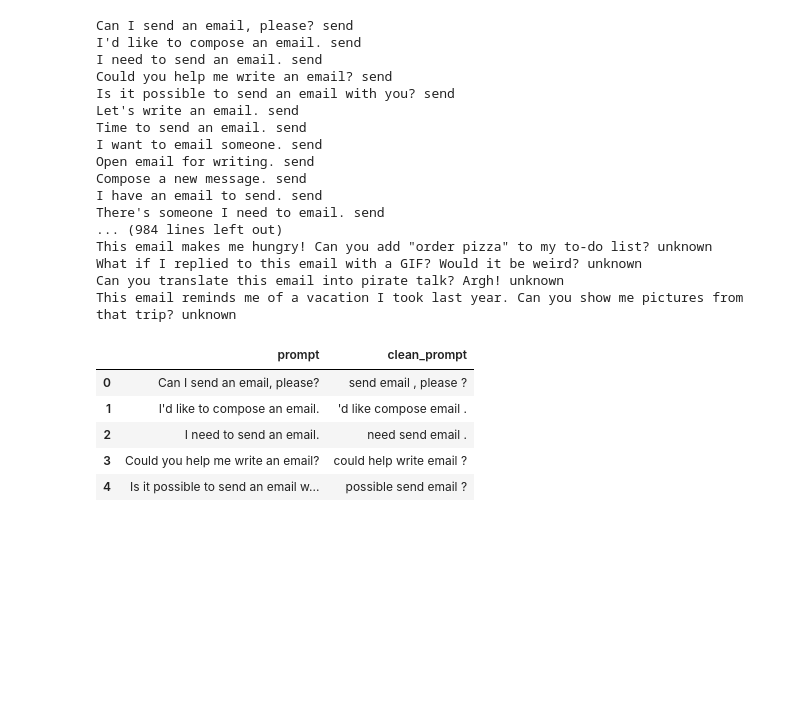
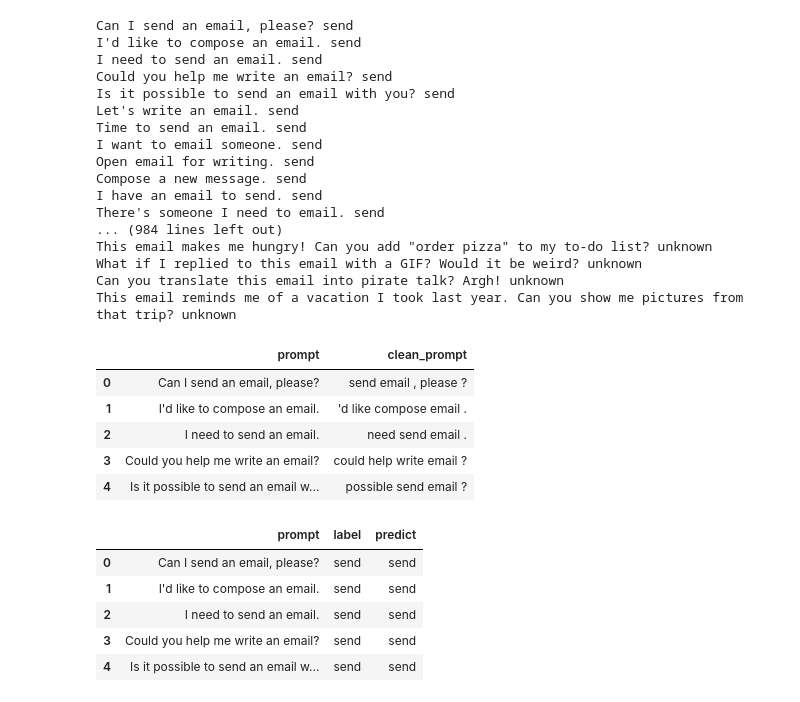
Before and after one commit to mronceroo/NLP_DIGITAL_PORTFOLIO, a Jupyter notebook: S08_1_exercises_before.ipynb, the cells around one changed output. Drawn from its saved outputs; the diff is of its cells as text; code cells hidden in the pictures; blank space fills up the shorter version.

Commit message:
Part 1 S08 regex functions

```diff
--- a/S08_1_exercises_before.ipynb
+++ b/S08_1_exercises_before.ipynb
@@ -78,3 +78,43 @@ df[['prompt', 'clean_prompt']].head()
 | 4 | Is it possible to send an email w... | possible send email ? |
 # %%
 X_train, X_test, y_train, y_test = train_test_split(df['clean_prompt'], df['label'], test_size=0.2, random_state=42)
+# %%
+def classify_email_regex(text): #Palabras clave para clasificar los correos electronicos
+    send_keywords = ['send', 'compose', 'draft', 'write', 'respond', 'reply']
+    list_keywords = ['list', 'show', 'display', 'view', 'inbox']
+    trash_keywords = ['delete', 'trash', 'remove', 'erase']
+    untrash_keywords = ['recover', 'restore', 'undelete', 'untrash']
+    forward_keywords = ['forward', 'share', 'send on']
+    star_keywords = ['star', 'important', 'highlight', 'prioritize']
+    read_keywords = ['read', 'hear', 'narrate', 'tell']
+    trash_list_keywords = ['trash list', 'deleted emails', 'trash folder']
+
+    if any(re.search(keyword, text) for keyword in send_keywords):
+        return 'send'
+    elif any(re.search(keyword, text) for keyword in list_keywords):
+        return 'list'
+    elif any(re.search(keyword, text) for keyword in trash_keywords):
+        return 'trash'
+    elif any(re.search(keyword, text) for keyword in untrash_keywords):
+        return 'untrash'
+    elif any(re.search(keyword, text) for keyword in forward_keywords):
+        return 'forward'
+    elif any(re.search(keyword, text) for keyword in star_keywords):
+        return 'star'
+    elif any(re.search(keyword, text) for keyword in read_keywords):
+        return 'read'
+    elif any(re.search(keyword, text) for keyword in trash_list_keywords):
+        return 'trash_list'
+    else:
+        return 'unknown'
+
+df['predict'] = df['clean_prompt'].apply(classify_email_regex)
+
+df[['prompt','label','predict']].head()
+# %% [output]
+|  | prompt | label | predict |
+| 0 | Can I send an email, please? | send | send |
+| 1 | I'd like to compose an email. | send | send |
+| 2 | I need to send an email. | send | send |
+| 3 | Could you help me write an email? | send | send |
+| 4 | Is it possible to send an email w... | send | send |
```
Also changed, not shown: parts of 1 cell of this notebook.
